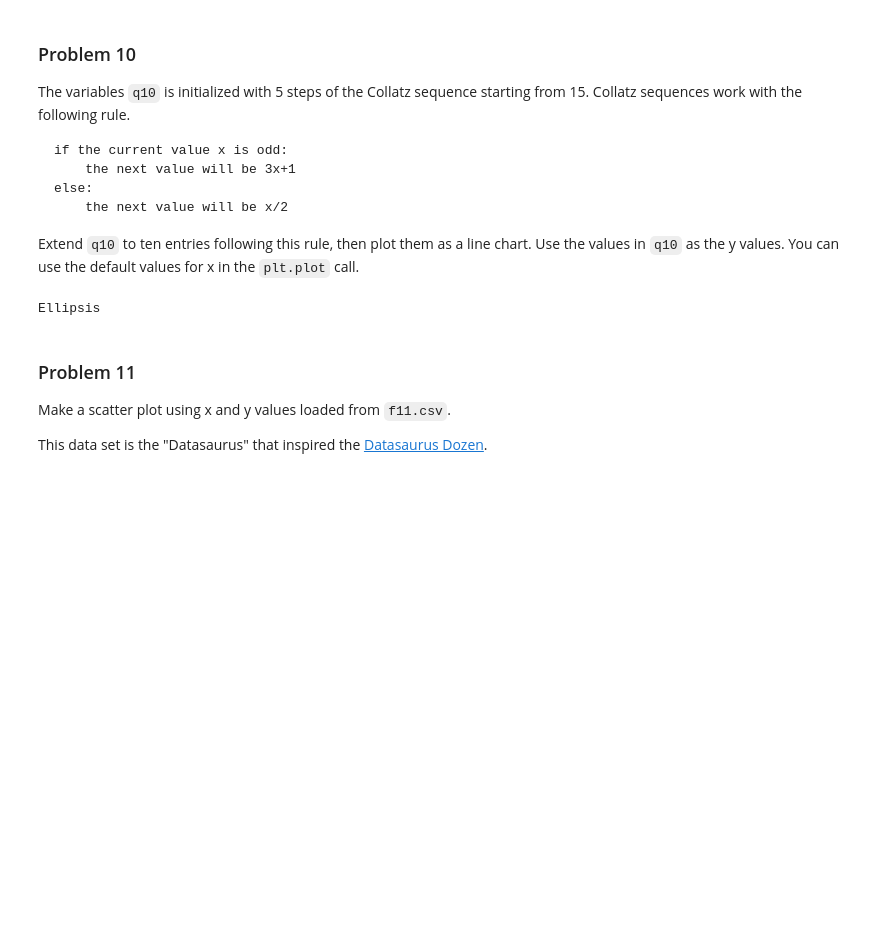
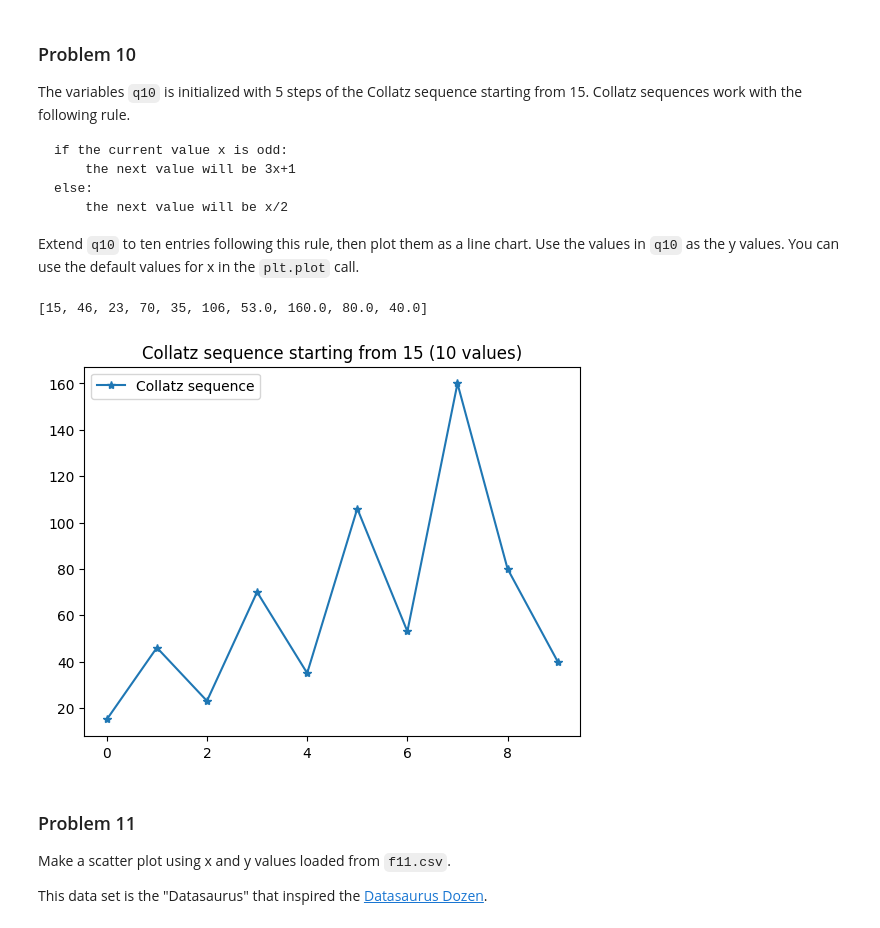
Before and after one commit to nikhil-bu/dx602-homework-05, a Jupyter notebook: homework.ipynb, the cells around one changed output. Cells and saved outputs as stored; diff of their text form; code cells hidden in the pictures; blank space fills up the shorter version.

```diff
--- a/homework.ipynb
+++ b/homework.ipynb
@@ -310,9 +310,3 @@ You can use the default values for x in the `plt.plot` call.
 # DO NOT CHANGE
 
 q10 = [15, 46, 23, 70, 35]
-# %%
-# YOUR CHANGES HERE
-
-...
-# %% [output]
-Ellipsis
@@ -319,3 +327,11 @@ Ellipsis
+# %%
+plt.plot(q10, marker = "*", label = "Collatz sequence")
+plt.title("Collatz sequence starting from 15 (10 values)")
+plt.legend()
+q10
+# %% [output]
+[15, 46, 23, 70, 35, 106, 53.0, 160.0, 80.0, 40.0]
+[figure, added]
 # %% [markdown]
 ### Problem 11
 
```
Also changed, not shown: parts of 1 cell of this notebook.
